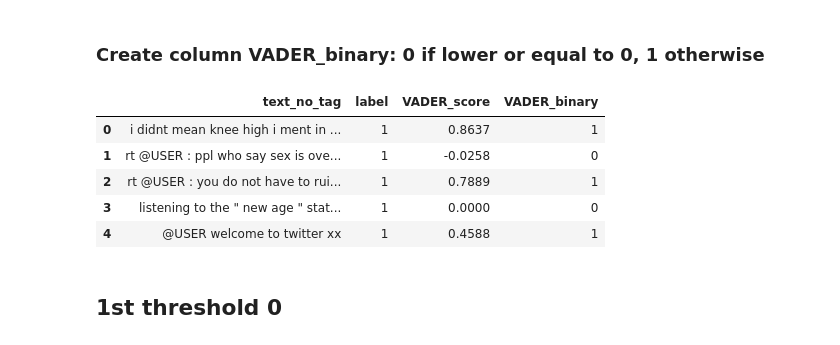
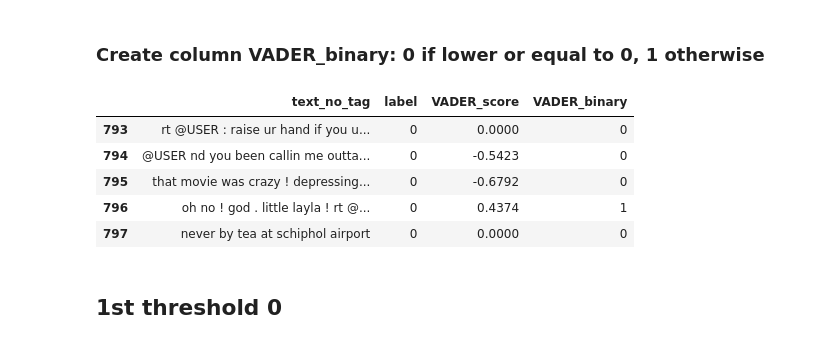
Before and after one commit to federikovi/635AA-TextAnalytics, a Jupyter notebook: 3-VADER/VADER_valid_thresholds.ipynb, the cells around one changed output. Saved outputs shown, nothing was run; the diff lists cells and outputs as text; code cells hidden in the pictures.

```diff
--- a/3-VADER/VADER_valid_thresholds.ipynb
+++ b/3-VADER/VADER_valid_thresholds.ipynb
@@ -27,14 +32,14 @@ df_vader_train.head()
 # %%
 df_vader_train['VADER_binary'] = (df_vader_train['VADER_score'] > 0).astype(int)
 # %%
-df_vader_train.head()
+df_vader_train.tail()
 # %% [output]
 |  | text_no_tag | label | VADER_score | VADER_binary |
-| 0 | i didnt mean knee high i ment in ... | 1 | 0.8637 | 1 |
-| 1 | rt @USER : ppl who say sex is ove... | 1 | -0.0258 | 0 |
-| 2 | rt @USER : you do not have to rui... | 1 | 0.7889 | 1 |
-| 3 | listening to the " new age " stat... | 1 | 0.0000 | 0 |
-| 4 | @USER welcome to twitter xx | 1 | 0.4588 | 1 |
+| 793 | rt @USER : raise ur hand if you u... | 0 | 0.0000 | 0 |
+| 794 | @USER nd you been callin me outta... | 0 | -0.5423 | 0 |
+| 795 | that movie was crazy ! depressing... | 0 | -0.6792 | 0 |
+| 796 | oh no ! god . little layla ! rt @... | 0 | 0.4374 | 1 |
+| 797 | never by tea at schiphol airport | 0 | 0.0000 | 0 |
 # %% [markdown]
 ## 1st threshold 0
 # %%
```
Also changed, not shown: parts of 38 cells of this notebook.
